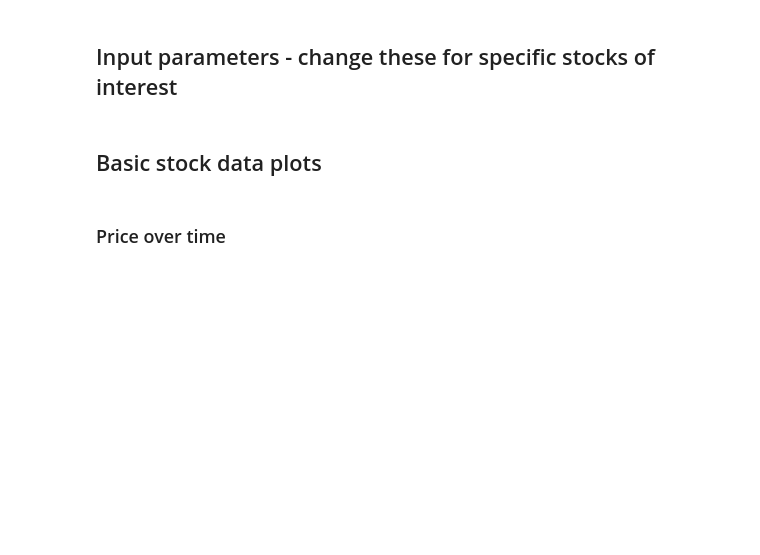
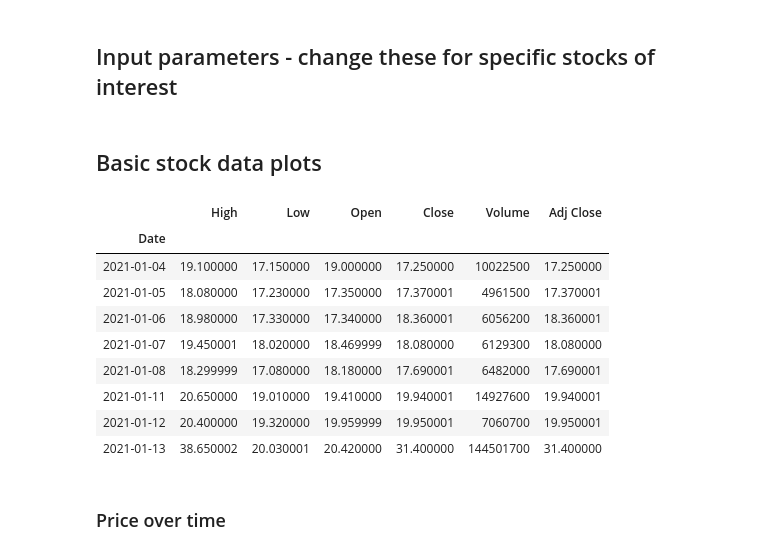
Before and after one commit to sj-ucsd/ece143_stock_sentiment_analysis, a Jupyter notebook: Stock_data_visualization.ipynb, the cells around one changed output. Saved outputs shown, nothing was run; the diff lists cells and outputs as text; code cells hidden in the pictures; blank space fills up the shorter version.

Commit message:
added earnings_data api and updated visualization notebook to use it

```diff
--- a/Stock_data_visualization.ipynb
+++ b/Stock_data_visualization.ipynb
@@ -97,7 +80,20 @@ end_date = '2021-01-13'
 ## Basic stock data plots
 # %%
 #get stock history
-df = get_yahoo_dataframe(symbol,start_date,end_date)
+df = prep_data.get_stock_price(symbol,start_date,end_date)
+# %%
+df
+# %% [output]
+|  | High | Low | Open | Close | Volume | Adj Close |
+| Date |  |  |  |  |  |  |
+| 2021-01-04 | 19.100000 | 17.150000 | 19.000000 | 17.250000 | 10022500 | 17.250000 |
+| 2021-01-05 | 18.080000 | 17.230000 | 17.350000 | 17.370001 | 4961500 | 17.370001 |
+| 2021-01-06 | 18.980000 | 17.330000 | 17.340000 | 18.360001 | 6056200 | 18.360001 |
+| 2021-01-07 | 19.450001 | 18.020000 | 18.469999 | 18.080000 | 6129300 | 18.080000 |
+| 2021-01-08 | 18.299999 | 17.080000 | 18.180000 | 17.690001 | 6482000 | 17.690001 |
+| 2021-01-11 | 20.650000 | 19.010000 | 19.410000 | 19.940001 | 14927600 | 19.940001 |
+| 2021-01-12 | 20.400000 | 19.320000 | 19.959999 | 19.950001 | 7060700 | 19.950001 |
+| 2021-01-13 | 38.650002 | 20.030001 | 20.420000 | 31.400000 | 144501700 | 31.400000 |
 # %% [markdown]
 ### Price over time
 # %%
```
Also changed, not shown: parts of 13 cells of this notebook, 1 other file.
